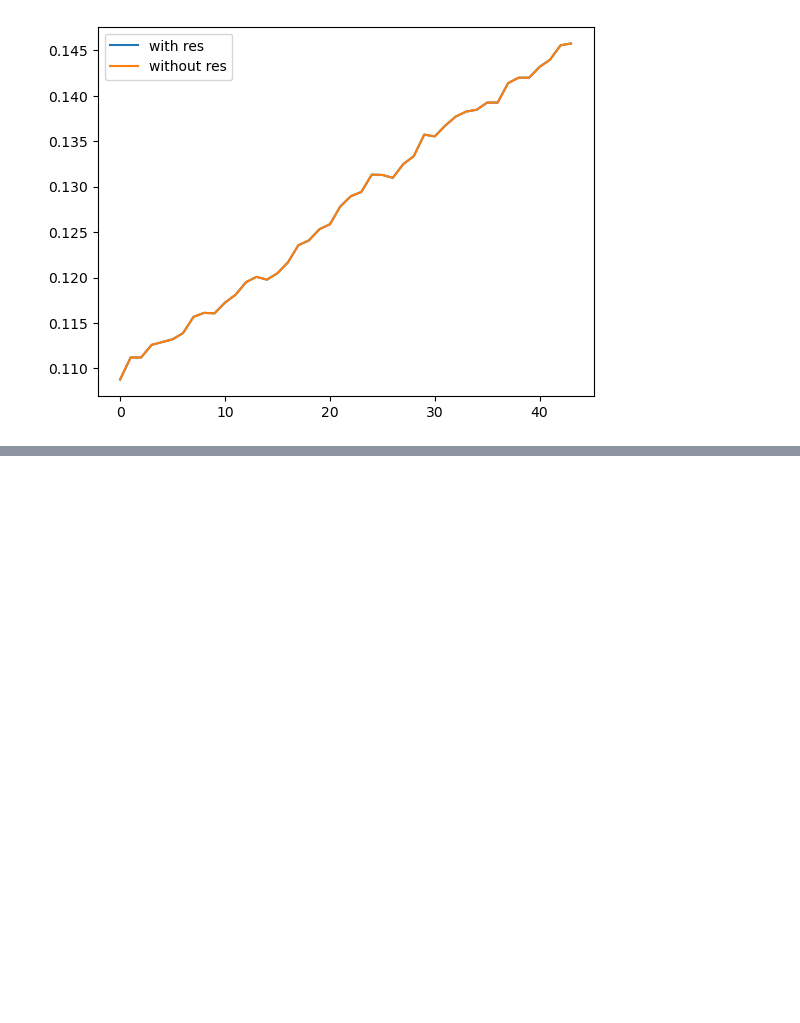
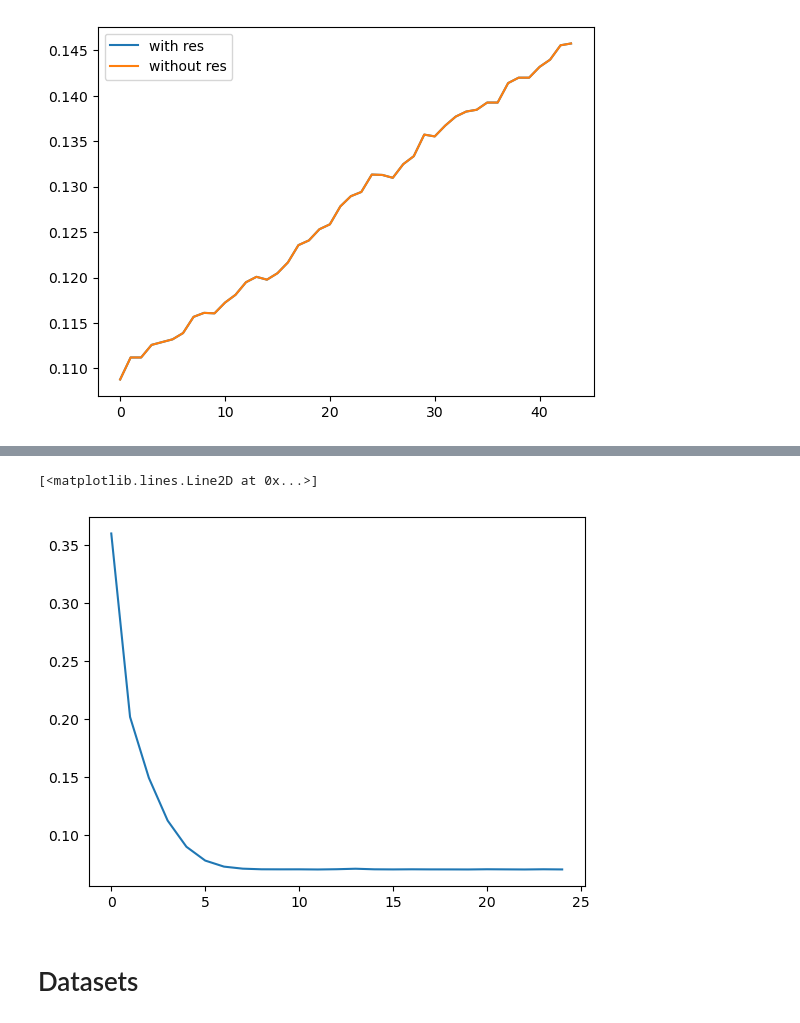
Before and after one commit to Zyxleo123/calibrated-quantile-uq, a Jupyter notebook: test.ipynb, the cells around one changed output, grey strips where cells are left out. Cells and saved outputs as stored; diff of their text form; code cells hidden in the pictures; blank space fills up the shorter version.

```diff
--- a/test.ipynb
+++ b/test.ipynb
@@ -197,0 +217,7 @@ plt.legend()
+# %%
+plt.plot(pkl_maqr['tr_loss_list'], label='maqr')
+# %% [output]
+[<matplotlib.lines.Line2D at 0x...>]
+[figure, added]
+# %% [markdown]
+# Datasets
```
Also changed, not shown: parts of 4 cells of this notebook, 2 other files.
